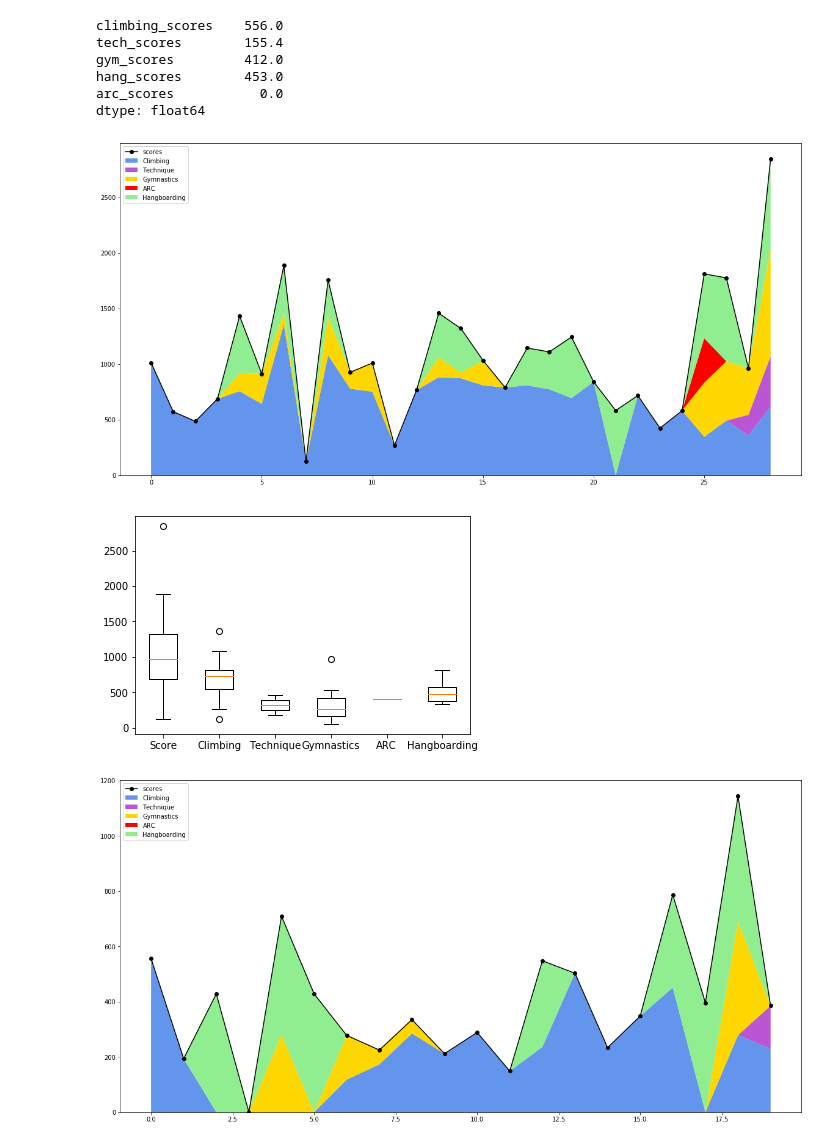
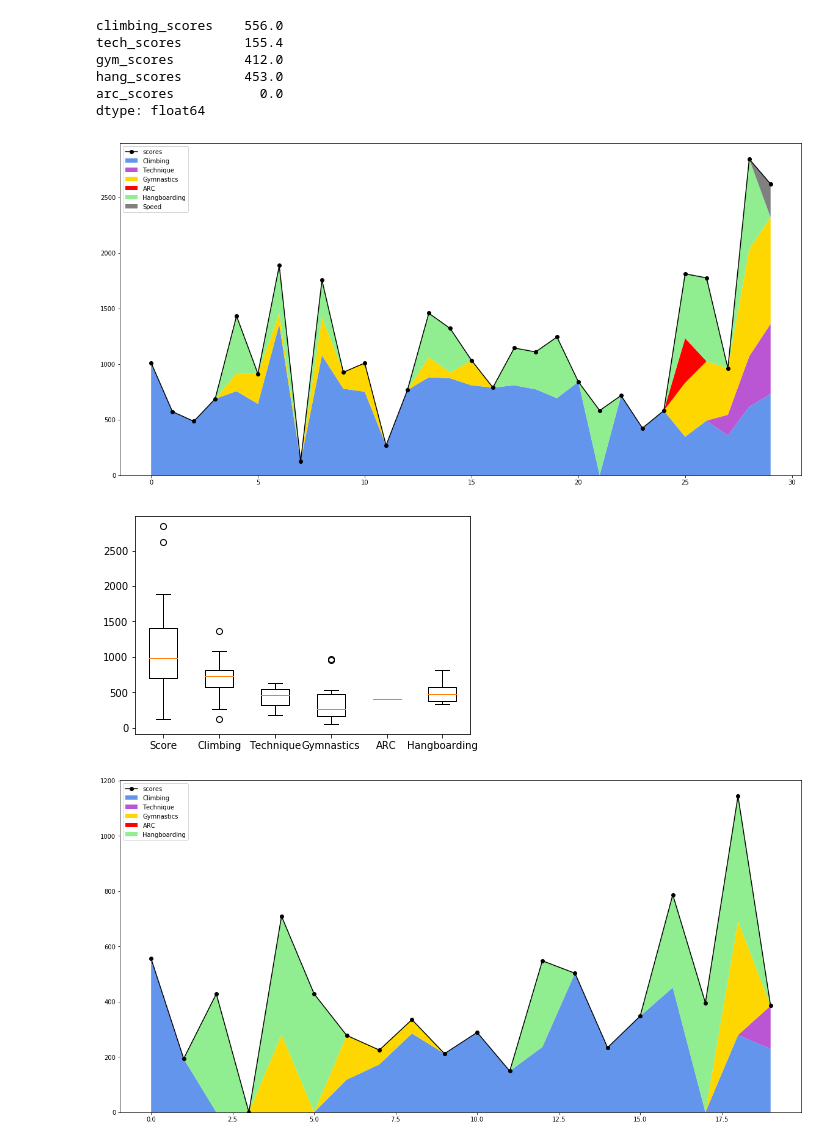
Before and after one commit to gardiac2002/monkies, a Jupyter notebook: Sessions Analysis.ipynb, the cells around one changed output. Drawn from its saved outputs; the diff is of its cells as text; code cells hidden in the pictures.

```diff
--- a/Sessions Analysis.ipynb
+++ b/Sessions Analysis.ipynb
@@ -57,6 +57,9 @@ scores_translator = {
     'anta': boulder_5c / 5,
     'legs': boulder_5c / 5,
     'L-Sit': boulder_6b,
+
+    # speed
+    'speed+': boulder_7a / 5,
 
     # ARC
     'arc': boulder_6b_plus / 5,
@@ -122,6 +125,10 @@ def calc_arc_scores(row):
 def calc_technique_scores(row):
     s = [row[key] * scores_translator[key] for key in ['tech']]
     return sum(s)
+
+def calc_speed_scores(row):
+    s = [row[key] * scores_translator[key] for key in ['speed+']]
+    return sum(s)
 # %%
 scores = sessions.apply(calc_score, axis=1)
 hangboard_scores = sessions.apply(calc_hangboard_scores, axis=1)
@@ -129,7 +136,7 @@ gym_scores = sessions.apply(calc_gym_scores, axis=1)
 climbing_scores = sessions.apply(calc_climbing_scores, axis=1)
 arc_scores = sessions.apply(calc_arc_scores, axis=1)
 tech_scores = sessions.apply(calc_technique_scores, axis=1)
-
+speed_scores = sessions.apply(calc_speed_scores, axis=1)
 
 sessions['scores'] = scores
 sessions['hang_scores'] = hangboard_scores
@@ -137,6 +144,7 @@ sessions['gym_scores'] = gym_scores
 sessions['climbing_scores'] = climbing_scores
 sessions['arc_scores'] = arc_scores
 sessions['tech_scores'] = tech_scores
+sessions['speed_scores'] = speed_scores
 # %%
 doripa = sessions[sessions.monkey == 'doripa']
 sunshine_sessions = sessions[sessions.monkey == 'sunshine']
@@ -187,28 +195,29 @@ dtype: float64
 # %%
 
 plt.figure(figsize=(20,10))
 
 x = np.arange(len(doripa))
 scores = [
     doripa.climbing_scores,
 
     doripa.tech_scores,
     doripa.gym_scores,
     doripa.arc_scores,
 
     doripa.hang_scores,
+    doripa.speed_scores,
 
 ]
-labels = ['Climbing', 'Technique', 'Gymnastics', 'ARC', 'Hangboarding',  ]
-colors = [ 'cornflowerblue','mediumorchid', 'gold', 'red', 'lightgreen', ]
+labels = ['Climbing', 'Technique', 'Gymnastics', 'ARC', 'Hangboarding',  'Speed']
+colors = [ 'cornflowerblue','mediumorchid', 'gold', 'red', 'lightgreen', 'gray']
 
 y = np.vstack(scores)
 plt.stackplot(x, y, labels=labels, colors=colors)
 plt.plot(x, doripa.scores, marker='o', color='black')
 plt.legend(loc=2)
 plt.show()
 # %% [output]
-[figure, old version]
+[figure, new version]
 # %%
 scores = [
     doripa[doripa.scores > 0].scores,
@@ -224,7 +233,7 @@ labels = ['Score', 'Climbing', 'Technique', 'Gymnastics', 'ARC', 'Hangboarding']
 plt.boxplot(scores, labels=labels)
 plt.show()
 # %% [output]
-[figure, old version]
+[figure, new version]
 # %%
 plt.figure(figsize=(20,10))
 
```
Also changed, not shown: parts of 9 cells of this notebook, 1 other file.
